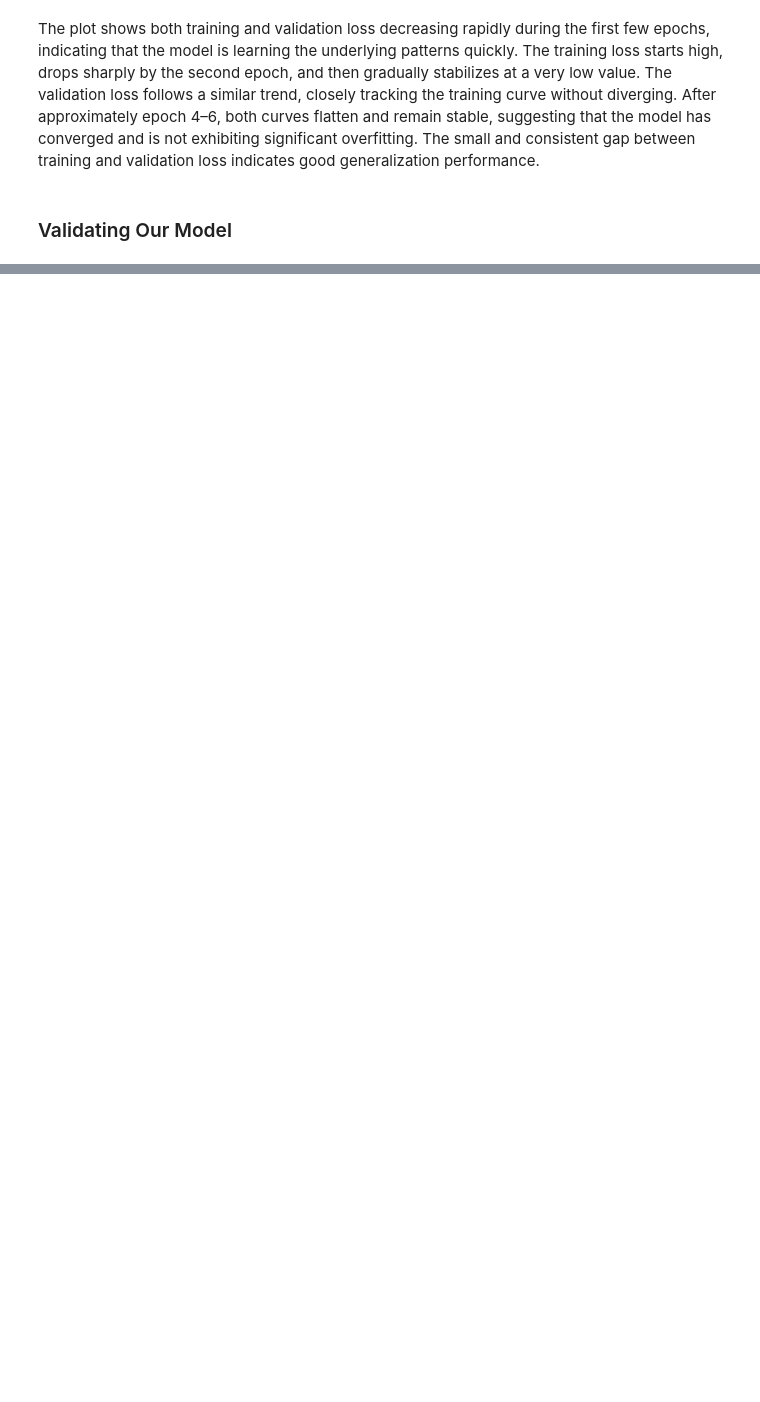
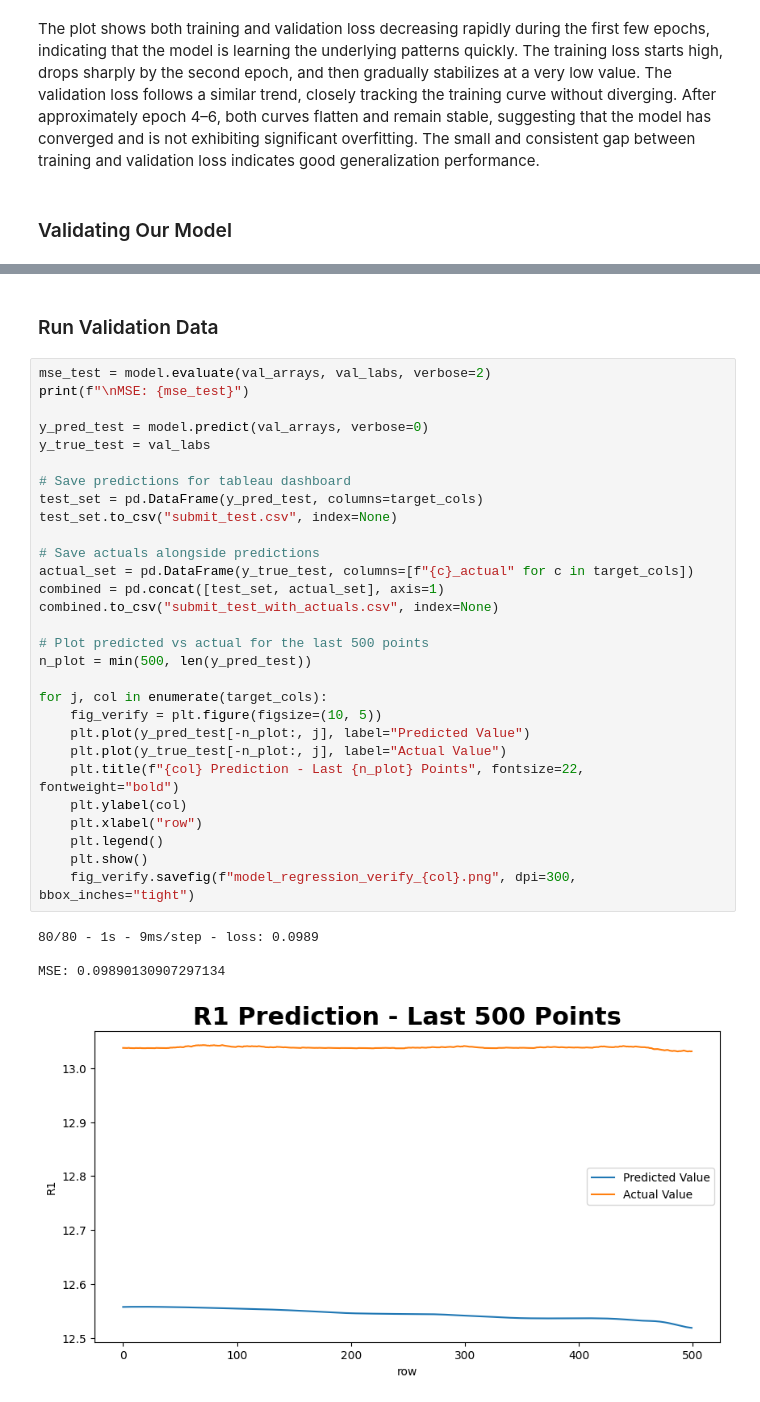
Before and after one commit to aladenisun/MSAAI_530_FinalProject, a Jupyter notebook: notebooks/lstm_model.ipynb, the cells around one changed output, grey strips where cells are left out. Saved outputs shown, nothing was run; the diff lists cells and outputs as text; blank space fills up the shorter version.

```diff
--- a/notebooks/lstm_model.ipynb
+++ b/notebooks/lstm_model.ipynb
@@ -238,0 +269,36 @@ The plot shows both training and validation loss decreasing rapidly during the f
+# %% [markdown]
+### Run Validation Data
+# %%
+mse_test = model.evaluate(val_arrays, val_labs, verbose=2)
+print(f"\nMSE: {mse_test}")
+
+y_pred_test = model.predict(val_arrays, verbose=0)
+y_true_test = val_labs
+
+# Save predictions for tableau dashboard
+test_set = pd.DataFrame(y_pred_test, columns=target_cols)
+test_set.to_csv("submit_test.csv", index=None)
+
+# Save actuals alongside predictions
+actual_set = pd.DataFrame(y_true_test, columns=[f"{c}_actual" for c in target_cols])
+combined = pd.concat([test_set, actual_set], axis=1)
+combined.to_csv("submit_test_with_actuals.csv", index=None)
+
+# Plot predicted vs actual for the last 500 points
+n_plot = min(500, len(y_pred_test))
+
+for j, col in enumerate(target_cols):
+    fig_verify = plt.figure(figsize=(10, 5))
+    plt.plot(y_pred_test[-n_plot:, j], label="Predicted Value")
+    plt.plot(y_true_test[-n_plot:, j], label="Actual Value")
+    plt.title(f"{col} Prediction - Last {n_plot} Points", fontsize=22, fontweight="bold")
+    plt.ylabel(col)
+    plt.xlabel("row")
+    plt.legend()
+    plt.show()
+    fig_verify.savefig(f"model_regression_verify_{col}.png", dpi=300, bbox_inches="tight")
+# %% [output]
+80/80 - 1s - 9ms/step - loss: 0.0989
+
+MSE: 0.09890130907297134
+[figure, added]
```
Also changed, not shown: parts of 7 cells of this notebook.
